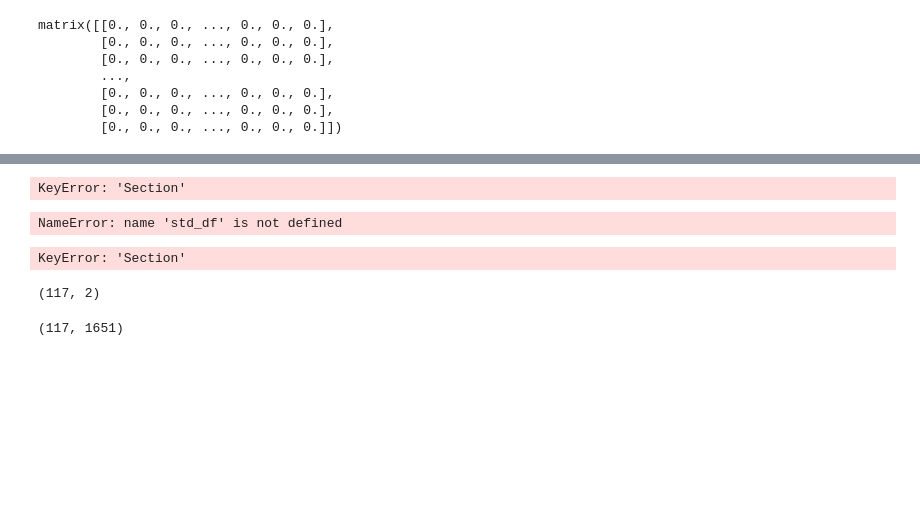
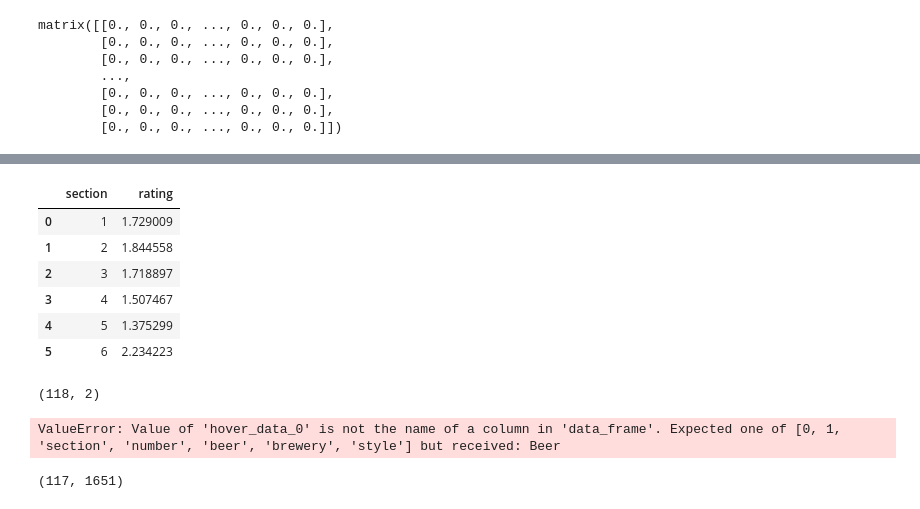
Before and after one commit to DeluxeClam/Beer-Recommender, a Jupyter notebook: Data-Manipulation/GABS_2024.ipynb, the cells around one changed output, grey strips where cells are left out. Drawn from its saved outputs; the diff is of its cells as text; code cells hidden in the pictures; blank space fills up the shorter version.

```diff
--- a/Data-Manipulation/GABS_2024.ipynb
+++ b/Data-Manipulation/GABS_2024.ipynb
@@ -163,23 +206,19 @@ ValueError: Value of 'x' is not the name of a column in 'data_frame'. Expected o
 # %%
-df.groupby("Section")["Anticipation"].agg(np.std).reset_index()
+df.groupby("section")["rating"].agg(np.std).reset_index()
 # %% [output]
-KeyError: 'Section'
+|  | section | rating |
+| 0 | 1 | 1.729009 |
+| 1 | 2 | 1.844558 |
+| 2 | 3 | 1.718897 |
+| 3 | 4 | 1.507467 |
+| 4 | 5 | 1.375299 |
+| 5 | 6 | 2.234223 |
 # %%
 fig = px.bar(std_df.reset_index(),
-             x="Section", y="Anticipation",
+             x="section", y="rating",
              labels={"Anticipation":"Anticipation Std Dev"},
              title="Std Dev of Section Scores")
 fig.show()
-# %% [output]
-NameError: name 'std_df' is not defined
-# %%
-fig = px.bar(df[df.index!=45].groupby("Section")["Anticipation"].agg(np.var).reset_index(),
-             x="Section", y="Anticipation",
-             labels={"Anticipation":"Anticipation Std Dev"},
-             title="Std Dev of Section Scores (one bad beer removed)")
-fig.show()
-# %% [output]
-KeyError: 'Section'
 # %%
 # Plot some clusters maybe?
 pca_arr_all = PCA(n_components=2).fit_transform(np.asarray(X.todense()))
@@ -187,11 +226,11 @@ print(pca_arr_all.shape)
 
 
 pca_df = pd.DataFrame(pca_arr_all).reset_index(drop=True).set_index(df.index)
-pca_df['Section'] = df['section']
-pca_df['Number'] = df.index
-pca_df['Beer'] = df['name']
-pca_df['Brewery'] = df['brewery']
-pca_df['Style'] = df['style']
+pca_df['section'] = df['section']
+pca_df['number'] = df.index
+pca_df['beer'] = df['name']
+pca_df['brewery'] = df['brewery']
+pca_df['style'] = df['style']
 #pca_df['Anticipation'] = df.Anticipation
 
 fig = px.scatter(pca_df,
@@ -203,7 +242,8 @@ fig = px.scatter(pca_df,
                 )
 fig.show()
 # %% [output]
-(117, 2)
+(118, 2)
+ValueError: Value of 'hover_data_0' is not the name of a column in 'data_frame'. Expected one of [0, 1, 'section', 'number', 'beer', 'brewery', 'style'] but received: Beer
 # %%
 print(X.shape)
 # %% [output]
```
Also changed, not shown: parts of 6 cells of this notebook, 2 other files.
